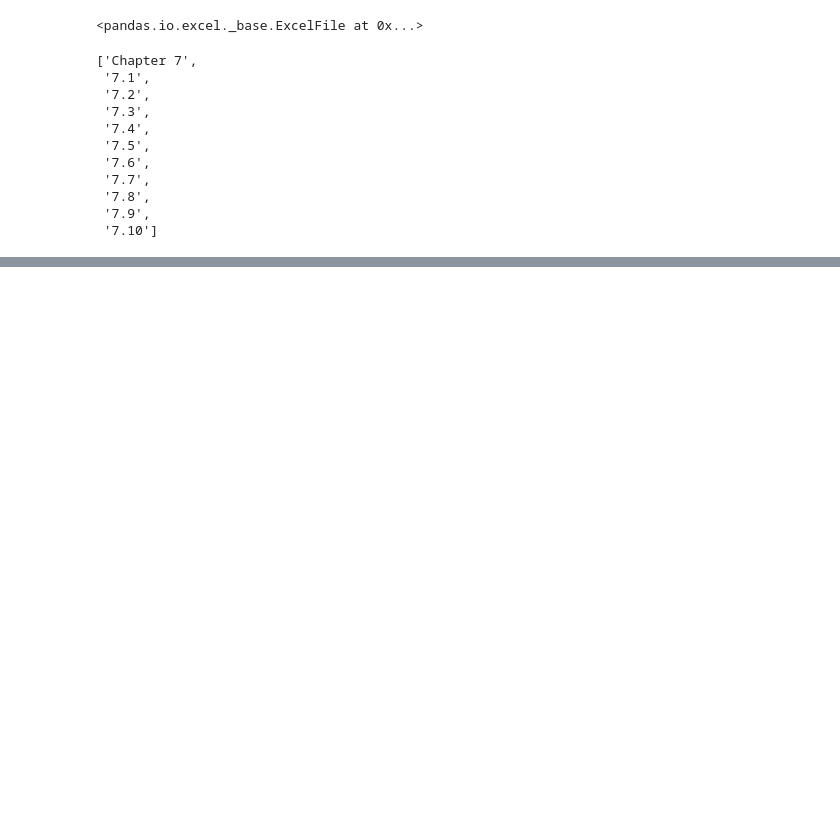
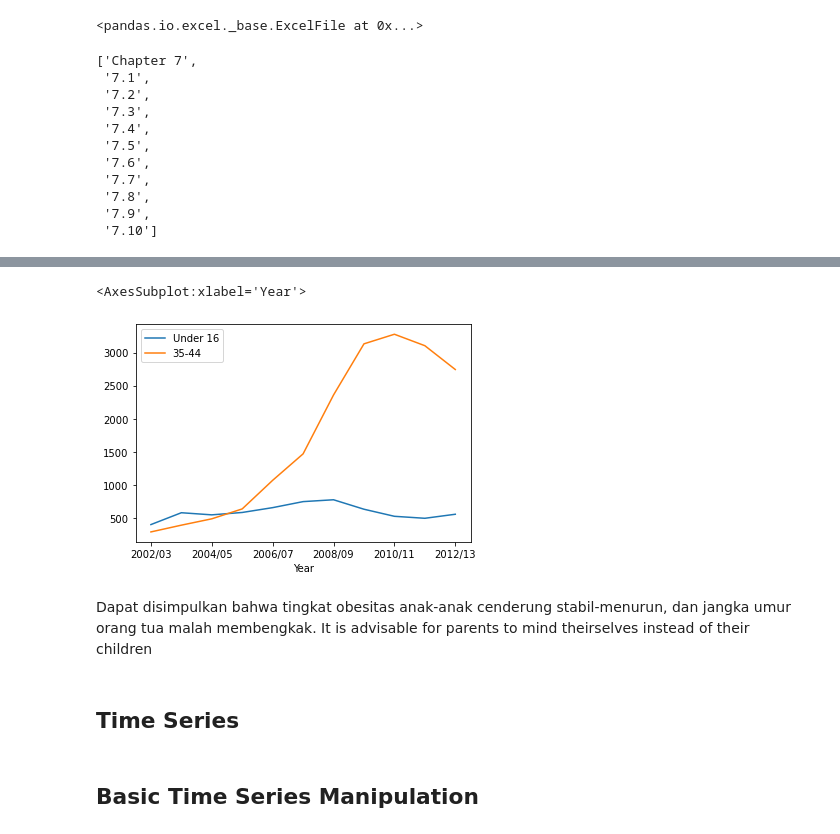
Before and after one commit to elizabethbellars/Hacktiv8, a Jupyter notebook: Sesi_6/Sesi6.ipynb, the cells around one changed output, grey strips where cells are left out. Drawn from its saved outputs; the diff is of its cells as text; code cells hidden in the pictures; blank space fills up the shorter version.

```diff
--- a/Sesi_6/Sesi6.ipynb
+++ b/Sesi_6/Sesi6.ipynb
@@ -36,0 +227,14 @@ data_age.head()
+# %%
+# Membuat plot sebagian kecil data
+# Anak-anak di bawah usia 16 tahun dan orang dewasa dengan rentang usia 35-44 tahun
+data_age['Under 16'].plot(label = "Under 16", legend = True)
+data_age['35-44'].plot(label = "35-44", legend = True)
+# %% [output]
+<AxesSubplot:xlabel='Year'>
+[figure, added]
+# %% [markdown]
+Dapat disimpulkan bahwa tingkat obesitas anak-anak cenderung stabil-menurun, dan jangka umur orang tua malah membengkak. It is advisable for parents to mind theirselves instead of their children
+# %% [markdown]
+## Time Series
+# %% [markdown]
+## Basic Time Series Manipulation
```
Also changed, not shown: parts of 87 cells of this notebook.
